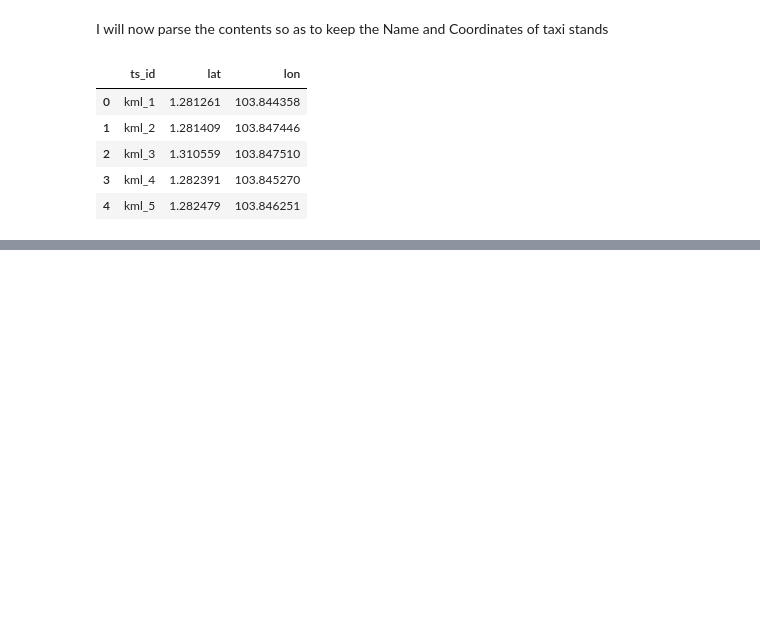
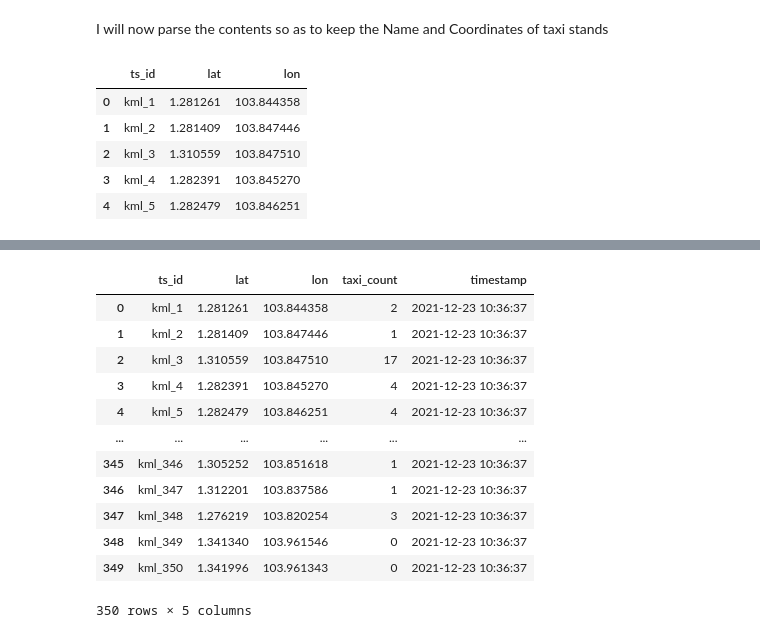
Before and after one commit to alealejandro1/taxi_compass, a Jupyter notebook: notebooks/Alejandro_taxi_compass.ipynb, the cells around one changed output, grey strips where cells are left out. Drawn from its saved outputs; the diff is of its cells as text; code cells hidden in the pictures; blank space fills up the shorter version.

Commit message:
function created for creating taxi stands and taxi count in taxi stands

```diff
--- a/notebooks/Alejandro_taxi_compass.ipynb
+++ b/notebooks/Alejandro_taxi_compass.ipynb
@@ -469,0 +470,49 @@ r.json()['features'][0]['properties']['timestamp']
+# %%
+def get_taxi_stands():
+    taxi_stands_dict = []
+    for ts in taxi_stands_json['features']:
+        taxi_stands_dict.append( {'ts_id':ts['properties']['Name'],'lat':ts['geometry']['coordinates'][1] ,
+                                                    'lon':ts['geometry']['coordinates'][0]})
+    ts_df = pd.DataFrame(taxi_stands_dict)
+    return ts_df
+
+def count_taxis_in_ts():
+    taxi_url = "https://api.data.gov.sg/v1/transport/taxi-availability"
+    r = requests.get(taxi_url)
+    coordinates = r.json()["features"][0]["geometry"]["coordinates"]
+    timestamp_str = r.json()['features'][0]['properties']['timestamp']
+    timestamp = datetime.strptime(timestamp_str, '%Y-%m-%dT%H:%M:%S+08:00')
+
+    ts_counter = dict(zip(ts_df['ts_id'].tolist(),[0 for _ in ts_df['ts_id'].tolist()]))
+
+    for taxi_coordinates in coordinates:
+        lon,lat = taxi_coordinates
+        d_df = find_nearest_taxi_stand(lat,lon)
+        d_df = d_df[d_df['distance']<0.1]
+        for ts in d_df['ts_id'].tolist():
+            ts_counter[ts] += 1
+
+    tmp_taxi_stand_counter = pd.DataFrame.from_dict(ts_counter, orient='index')
+    tmp_taxi_stand_counter.reset_index(inplace=True)
+    tmp_taxi_stand_counter['timestamp'] = timestamp
+    tmp_taxi_stand_counter = tmp_taxi_stand_counter.rename(columns={0:'taxi_count', 'index':'ts_id'})
+    # tmp_taxi_stand_counter
+    return ts_df.merge(tmp_taxi_stand_counter)
+
+ts_df = get_taxi_stands()
+ts_taxi_df = count_taxis_in_ts()
+ts_taxi_df
+# %% [output]
+|  | ts_id | lat | lon | taxi_count | timestamp |
+| 0 | kml_1 | 1.281261 | 103.844358 | 2 | 2021-12-23 10:36:37 |
+| 1 | kml_2 | 1.281409 | 103.847446 | 1 | 2021-12-23 10:36:37 |
+| 2 | kml_3 | 1.310559 | 103.847510 | 17 | 2021-12-23 10:36:37 |
+| 3 | kml_4 | 1.282391 | 103.845270 | 4 | 2021-12-23 10:36:37 |
+| 4 | kml_5 | 1.282479 | 103.846251 | 4 | 2021-12-23 10:36:37 |
+| ... | ... | ... | ... | ... | ... |
+| 345 | kml_346 | 1.305252 | 103.851618 | 1 | 2021-12-23 10:36:37 |
+| 346 | kml_347 | 1.312201 | 103.837586 | 1 | 2021-12-23 10:36:37 |
+| 347 | kml_348 | 1.276219 | 103.820254 | 3 | 2021-12-23 10:36:37 |
+| 348 | kml_349 | 1.341340 | 103.961546 | 0 | 2021-12-23 10:36:37 |
+| 349 | kml_350 | 1.341996 | 103.961343 | 0 | 2021-12-23 10:36:37 |
+350 rows × 5 columns
```
Also changed, not shown: parts of 14 cells of this notebook.
